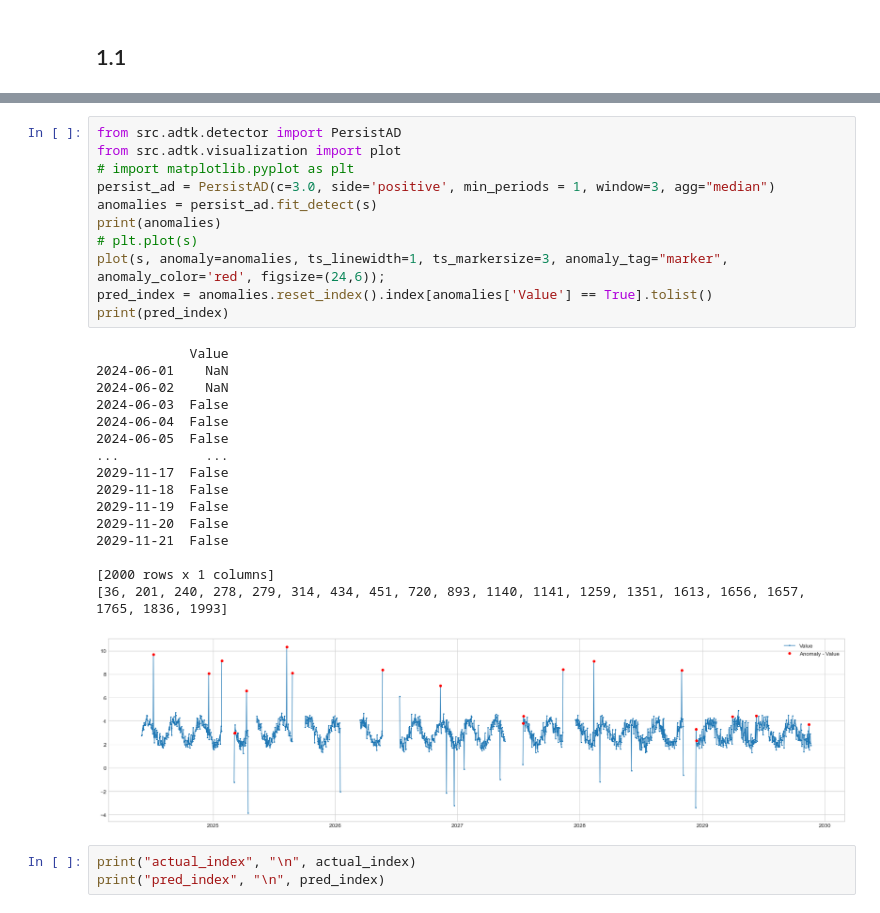
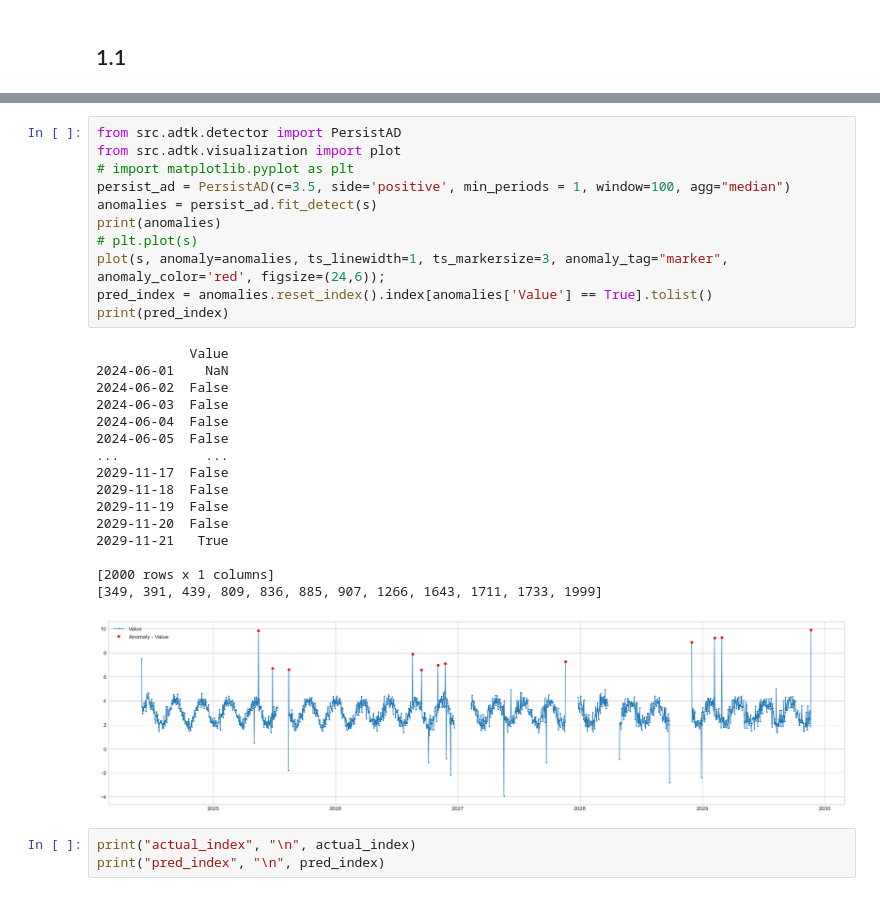
Before and after one commit to hzf125521/adtk, a Jupyter notebook: _test_adtk/类转函数_test.ipynb, the cells around one changed output, grey strips where cells are left out. Cells and saved outputs as stored; diff of their text form.

```diff
--- a/_test_adtk/类转函数_test.ipynb
+++ b/_test_adtk/类转函数_test.ipynb
@@ -46,31 +50,31 @@ s = pd.DataFrame(data=s, index=timestamp_list, columns=['Value'])
 # %%
 from src.adtk.detector import PersistAD
 from src.adtk.visualization import plot
 # import matplotlib.pyplot as plt
-persist_ad = PersistAD(c=3.0, side='positive', min_periods = 1, window=3, agg="median")
+persist_ad = PersistAD(c=3.5, side='positive', min_periods = 1, window=100, agg="median")
 anomalies = persist_ad.fit_detect(s)
 print(anomalies)
 # plt.plot(s)
 plot(s, anomaly=anomalies, ts_linewidth=1, ts_markersize=3, anomaly_tag="marker", anomaly_color='red', figsize=(24,6));
 pred_index = anomalies.reset_index().index[anomalies['Value'] == True].tolist()
 print(pred_index)
 # %% [output]
             Value
 2024-06-01    NaN
-2024-06-02    NaN
+2024-06-02  False
 2024-06-03  False
 2024-06-04  False
 2024-06-05  False
 ...           ...
 2029-11-17  False
 2029-11-18  False
 2029-11-19  False
 2029-11-20  False
-2029-11-21  False
+2029-11-21   True
 
 [2000 rows x 1 columns]
-[36, 201, 240, 278, 279, 314, 434, 451, 720, 893, 1140, 1141, 1259, 1351, 1613, 1656, 1657, 1765, 1836, 1993]
+[349, 391, 439, 809, 836, 885, 907, 1266, 1643, 1711, 1733, 1999]
-[figure, old version]
+[figure, new version]
 # %%
 print("actual_index", "\n", actual_index)
 print("pred_index", "\n", pred_index)
```
Also changed, not shown: parts of 1 cell of this notebook.
